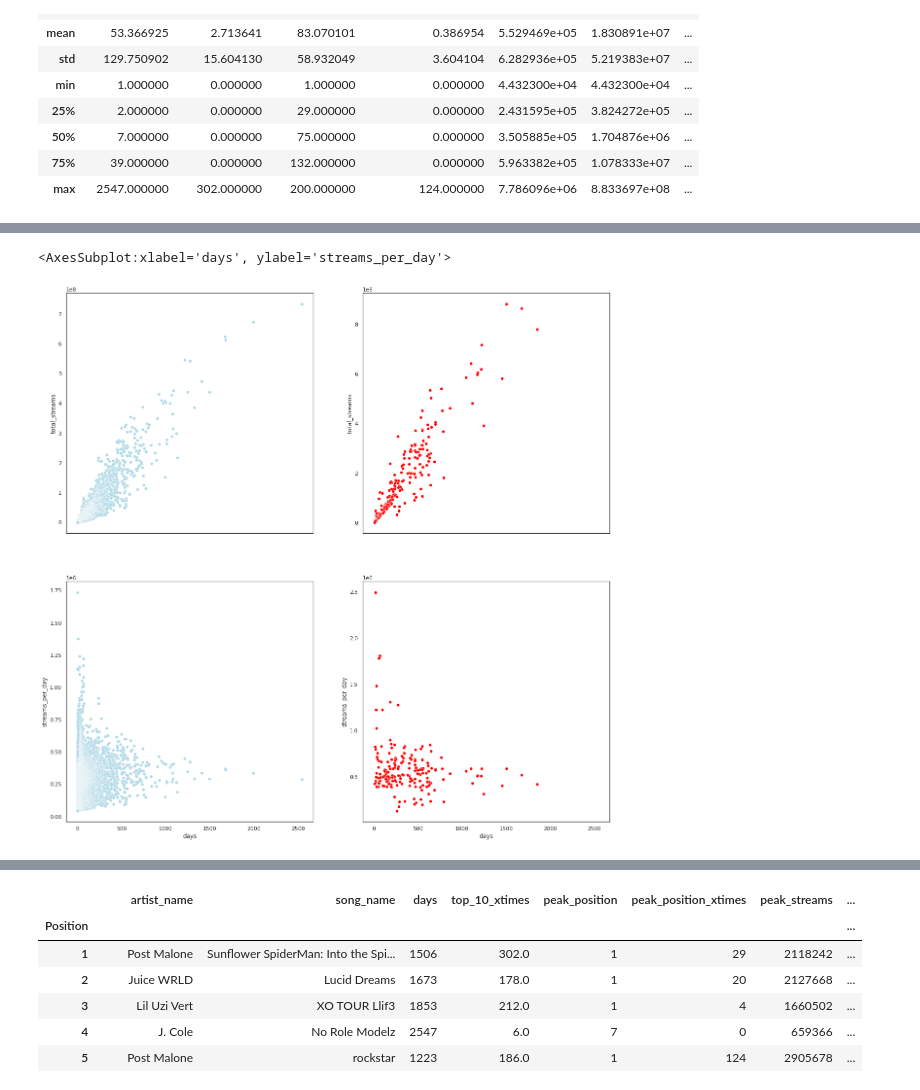
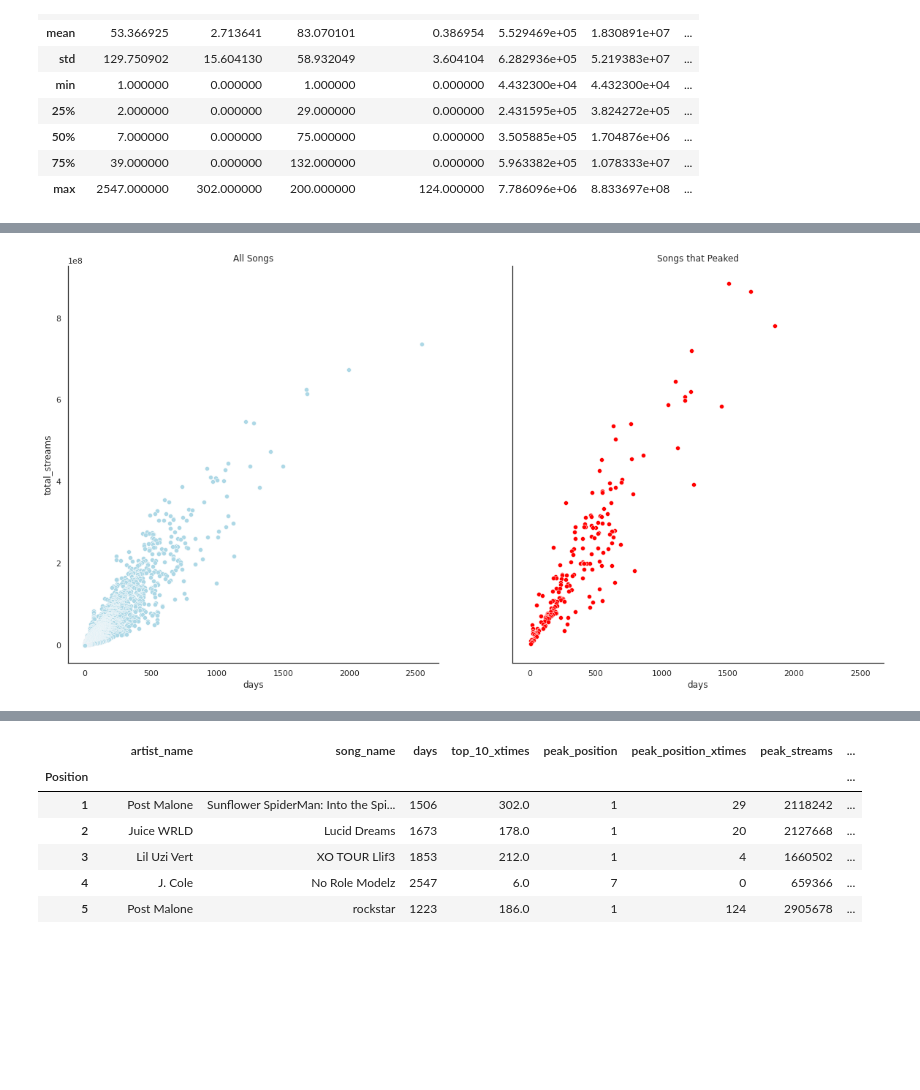
Before and after one commit to i6ty3/i6ty3.github.io, a Jupyter notebook: spots.ipynb, the cells around one changed output, grey strips where cells are left out. Saved outputs shown, nothing was run; the diff lists cells and outputs as text; code cells hidden in the pictures; blank space fills up the shorter version.

Commit message:
Kaggle Notebook | Spots | Version 2

```diff
--- a/spots.ipynb
+++ b/spots.ipynb
@@ -131,9 +154,10 @@ sns.heatmap(spot.corr().sort_values(by = 'days', axis = 0).sort_values(by = 'day
 # %%
-fig, axes = plt.subplots(2,2, figsize = (20, 20),sharex = True)
-sns.scatterplot(x= 'days', y = 'total_streams', data = spot[~spot.top], ax = axes [0,0])
-sns.scatterplot(x= 'days', y = 'total_streams', data = spot[spot.top], ax = axes [0,1], color ='#FF0000')
-sns.scatterplot(x= 'days', y = 'streams_per_day', data = spot[~spot.top], ax = axes [1,0])
-sns.scatterplot(x= 'days', y = 'streams_per_day', data = spot[spot.top], ax = axes [1,1], color = '#FF0000')
+fig, axes = plt.subplots(1,2, figsize = (20, 10),sharex = True, sharey = True)
+sns.scatterplot(x= 'days', y = 'total_streams', data = spot[~spot.top], ax = axes [0])
+sns.scatterplot(x= 'days', y = 'total_streams', data = spot[spot.top], ax = axes [1], color ='#FF0000')
+axes[0].title.set_text('All Songs')
+axes[1].title.set_text('Songs that Peaked')
+sns.despine()
+plt.show()
 # %% [output]
-<AxesSubplot:xlabel='days', ylabel='streams_per_day'>
-[figure, old version]
+[figure, new version]
```
Also changed, not shown: parts of 10 cells of this notebook.
